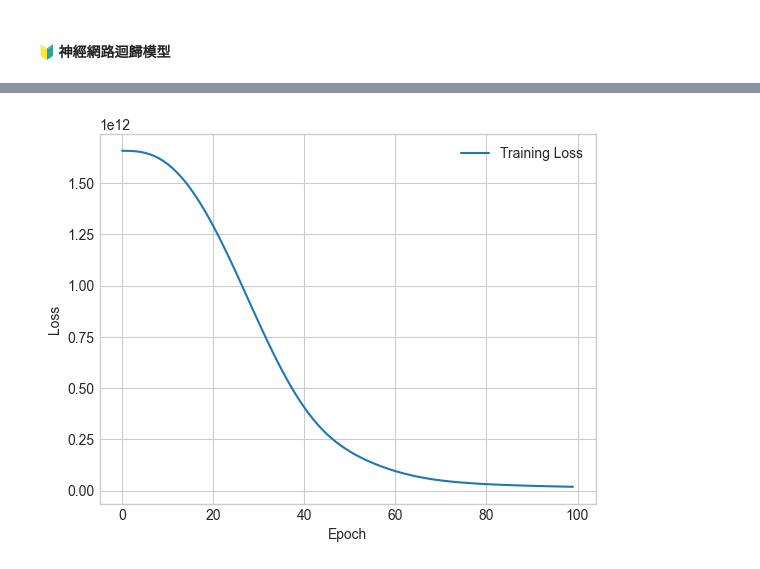
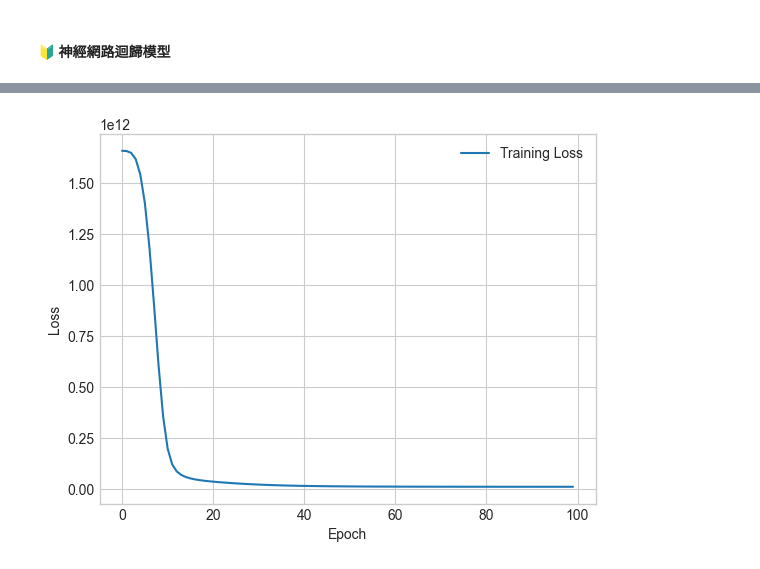
Before and after one commit to RogelioKG/Introduction-to-Machine-Learning, a Jupyter notebook: homework1.ipynb, the cells around one changed output, grey strips where cells are left out. Saved outputs shown, nothing was run; the diff lists cells and outputs as text; code cells hidden in the pictures.

```diff
--- a/homework1.ipynb
+++ b/homework1.ipynb
@@ -206,6 +206,7 @@ loss_callback = LossCallback()
 model = tf.keras.Sequential([
     tf.keras.layers.Dense(64, activation='relu'),
     tf.keras.layers.Dense(32, activation='relu'),
+    tf.keras.layers.Dense(16, activation='relu'),
     tf.keras.layers.Dense(1)
 ])
 
@@ -215,6 +216,7 @@ model.compile(optimizer='adam', loss='mean_squared_error')
 # 訓練模型
 model.fit(X_train_scaled, y_train, epochs=100, batch_size=30, callbacks=[loss_callback])
 
+# 損失曲線
 loss_callback.show_loss()
 # %% [output]
 Epoch 1/100
@@ -237,4 +239,4 @@ Epoch 100/100
-[figure, old version]
+[figure, new version]
 # %%
 # 進行預測
 y_pred_train = model.predict(X_train_scaled)
```
Also changed, not shown: parts of 8 cells of this notebook.
